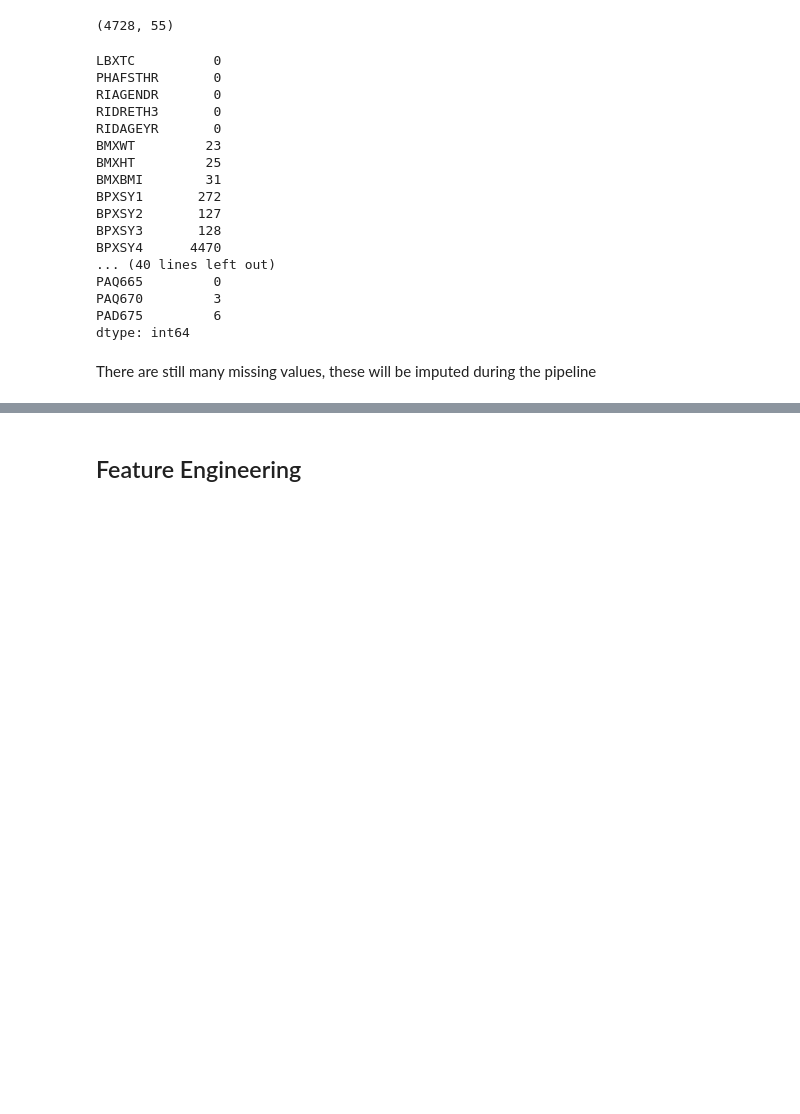
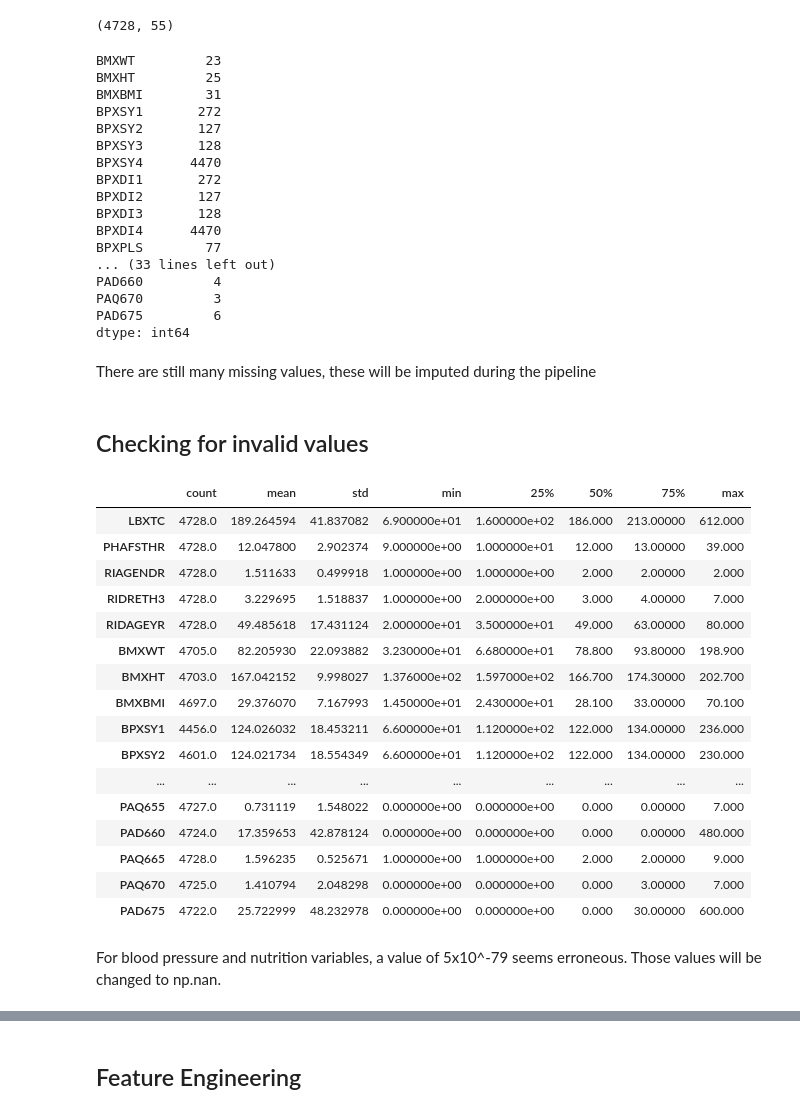
Before and after one commit to mathisme/ThinkfulDSFinalCapstone, a Jupyter notebook: final.ipynb, the cells around one changed output, grey strips where cells are left out. Cells and saved outputs as stored; diff of their text form; code cells hidden in the pictures; blank space fills up the shorter version.

```diff
--- a/final.ipynb
+++ b/final.ipynb
@@ -273,13 +274,9 @@ df.shape
 # %% [output]
 (4728, 55)
 # %%
-df.isnull().sum()
+nulls = df.isnull().sum()
+nulls[nulls>0]
 # %% [output]
-LBXTC          0
-PHAFSTHR       0
-RIAGENDR       0
-RIDRETH3       0
-RIDAGEYR       0
 BMXWT         23
 BMXHT         25
 BMXBMI        31
@@ -287,10 +284,39 @@ BPXSY1       272
 BPXSY2       127
 BPXSY3       128
 BPXSY4      4470
-... (40 lines left out)
-PAQ665         0
+BPXDI1       272
+BPXDI2       127
+BPXDI3       128
+BPXDI4      4470
+BPXPLS        77
+... (33 lines left out)
+PAD660         4
 PAQ670         3
 PAD675         6
 dtype: int64
 # %% [markdown]
 There are still many missing values, these will be imputed during the pipeline
+# %% [markdown]
+## Checking for invalid values
+# %%
+df.describe().transpose()
+# %% [output]
+|  | count | mean | std | min | 25% | 50% | 75% | max |
+| LBXTC | 4728.0 | 189.264594 | 41.837082 | 6.900000e+01 | 1.600000e+02 | 186.000 | 213.00000 | 612.000 |
+| PHAFSTHR | 4728.0 | 12.047800 | 2.902374 | 9.000000e+00 | 1.000000e+01 | 12.000 | 13.00000 | 39.000 |
+| RIAGENDR | 4728.0 | 1.511633 | 0.499918 | 1.000000e+00 | 1.000000e+00 | 2.000 | 2.00000 | 2.000 |
+| RIDRETH3 | 4728.0 | 3.229695 | 1.518837 | 1.000000e+00 | 2.000000e+00 | 3.000 | 4.00000 | 7.000 |
+| RIDAGEYR | 4728.0 | 49.485618 | 17.431124 | 2.000000e+01 | 3.500000e+01 | 49.000 | 63.00000 | 80.000 |
+| BMXWT | 4705.0 | 82.205930 | 22.093882 | 3.230000e+01 | 6.680000e+01 | 78.800 | 93.80000 | 198.900 |
+| BMXHT | 4703.0 | 167.042152 | 9.998027 | 1.376000e+02 | 1.597000e+02 | 166.700 | 174.30000 | 202.700 |
+| BMXBMI | 4697.0 | 29.376070 | 7.167993 | 1.450000e+01 | 2.430000e+01 | 28.100 | 33.00000 | 70.100 |
+| BPXSY1 | 4456.0 | 124.026032 | 18.453211 | 6.600000e+01 | 1.120000e+02 | 122.000 | 134.00000 | 236.000 |
+| BPXSY2 | 4601.0 | 124.021734 | 18.554349 | 6.600000e+01 | 1.120000e+02 | 122.000 | 134.00000 | 230.000 |
+| ... | ... | ... | ... | ... | ... | ... | ... | ... |
+| PAQ655 | 4727.0 | 0.731119 | 1.548022 | 0.000000e+00 | 0.000000e+00 | 0.000 | 0.00000 | 7.000 |
+| PAD660 | 4724.0 | 17.359653 | 42.878124 | 0.000000e+00 | 0.000000e+00 | 0.000 | 0.00000 | 480.000 |
+| PAQ665 | 4728.0 | 1.596235 | 0.525671 | 1.000000e+00 | 1.000000e+00 | 2.000 | 2.00000 | 9.000 |
+| PAQ670 | 4725.0 | 1.410794 | 2.048298 | 0.000000e+00 | 0.000000e+00 | 0.000 | 3.00000 | 7.000 |
+| PAD675 | 4722.0 | 25.722999 | 48.232978 | 0.000000e+00 | 0.000000e+00 | 0.000 | 30.00000 | 600.000 |
+# %% [markdown]
+For blood pressure and nutrition variables, a value of 5x10^-79 seems erroneous.  Those values will be changed to np.nan.
```
Also changed, not shown: parts of 19 cells of this notebook.
